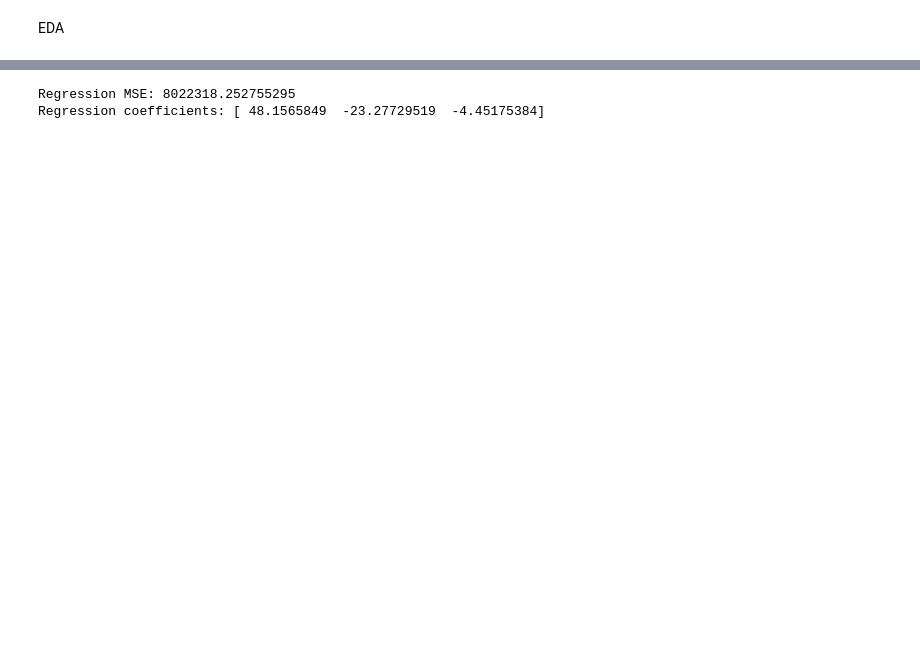
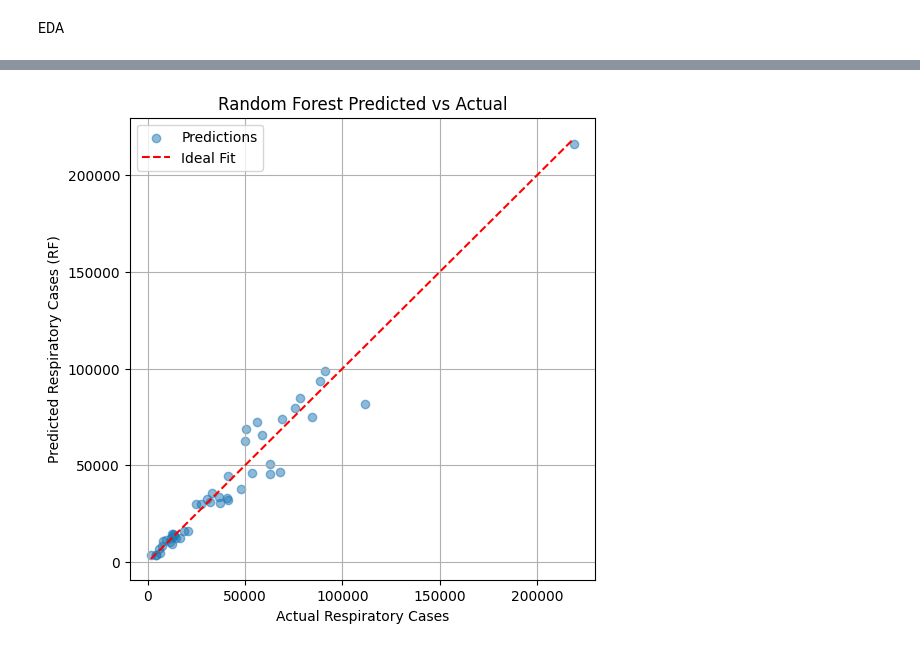
Before and after one commit to Akshar-36/aqi-health-risk-ml, a Jupyter notebook: India_AQI_Health_Pipeline.ipynb, the cells around one changed output, grey strips where cells are left out. Saved outputs shown, nothing was run; the diff lists cells and outputs as text; code cells hidden in the pictures; blank space fills up the shorter version.

```diff
--- a/India_AQI_Health_Pipeline.ipynb
+++ b/India_AQI_Health_Pipeline.ipynb
@@ -308,0 +290,15 @@ Merged DataFrame shape: (227, 11)
+# %%
+# Combine all respiratory disease cases into one column
+merged_df['respiratory_cases'] = (
+    merged_df['asthma cases'].fillna(0) +
+    merged_df['asthma/copd cases'].fillna(0) +
+    merged_df['other respiratory illness cases'].fillna(0) +
+    merged_df['respiratory hospitalizations'].fillna(0)
+)
+
+# Use respiratory mortality as the mortality column
+merged_df['mortality'] = merged_df['respiratory mortality'].fillna(0)
+merged_df.drop(columns=[
+    'asthma cases', 'asthma/copd cases', 'other respiratory illness cases',
+    'respiratory hospitalizations', 'respiratory mortality'
+], inplace=True)
@@ -308,0 +553,17 @@ Merged DataFrame shape: (227, 11)
+# %%
+from sklearn.metrics import r2_score
+
+# Random Forest predictions and R²
+rf_pred_log = rf_model.predict(X_test)
+rf_pred = np.expm1(rf_pred_log)  # invert log-transform
+y_test_actual = np.expm1(y_test)
+
+rf_r2 = r2_score(y_test_actual, rf_pred)
+print('Random Forest R2:', rf_r2)
+
+# XGBoost predictions and R²
+xgb_pred_log = xgb_model.predict(X_test)
+xgb_pred = np.expm1(xgb_pred_log)
+
+xgb_r2 = r2_score(y_test_actual, xgb_pred)
+print('XGBoost R2:', xgb_r2)
@@ -355,26 +574,0 @@ state_data
-# %%
-from sklearn.model_selection import train_test_split
-from sklearn.linear_model import LinearRegression
-from sklearn.metrics import mean_squared_error
-
-# Use pollution variables to predict asthma cases
-
-X = merged_df[['pm25', 'pm10', 'aqi']]
-y = merged_df['asthma cases']
-
-# Remove rows with missing values
-X = X.fillna(0)
-y = y.fillna(0)
-
-X_train, X_test, y_train, y_test = train_test_split(X, y, test_size=0.3, random_state=42)
-
-model = LinearRegression()
-model.fit(X_train, y_train)
-
-y_pred = model.predict(X_test)
-
-print("Regression MSE:", mean_squared_error(y_test, y_pred))
-print("Regression coefficients:", model.coef_)
-# %% [output]
-Regression MSE: 8022318.252755295
-Regression coefficients: [ 48.1565849  -23.27729519  -4.45175384]
@@ -380,0 +579,15 @@ Regression coefficients: [ 48.1565849  -23.27729519  -4.45175384]
+# %%
+
+
+# 1. Predicted vs Actual scatter plot (Random Forest)
+plt.figure(figsize=(6, 6))
+plt.scatter(y_test_actual, rf_pred, alpha=0.5, label='Predictions')
+plt.plot([y_test_actual.min(), y_test_actual.max()], [y_test_actual.min(), y_test_actual.max()], 'r--', label='Ideal Fit')
+plt.xlabel('Actual Respiratory Cases')
+plt.ylabel('Predicted Respiratory Cases (RF)')
+plt.title('Random Forest Predicted vs Actual')
+plt.legend()
+plt.grid(True)
+plt.show()
+# %% [output]
+[figure, added]
```
Also changed, not shown: parts of 34 cells of this notebook.
